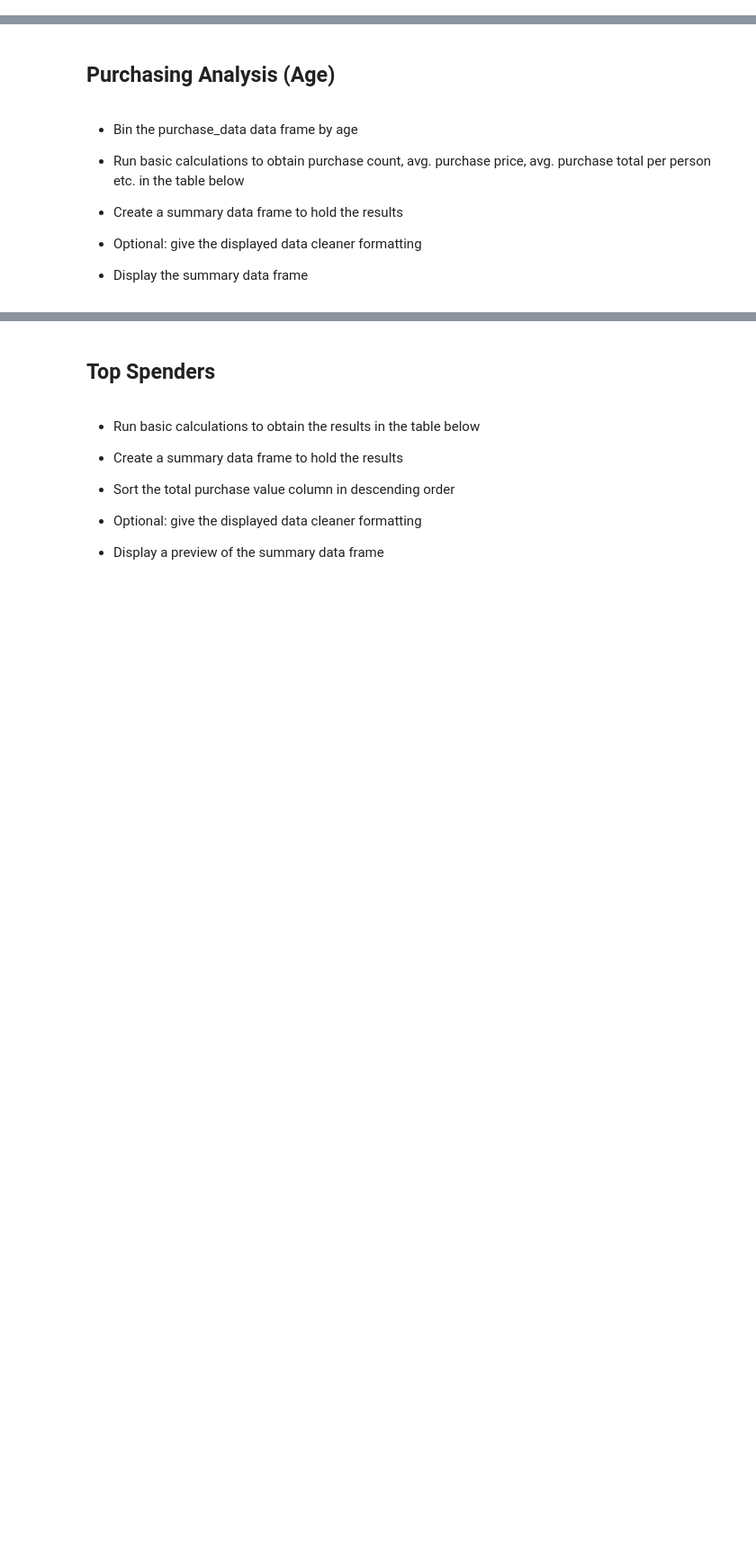
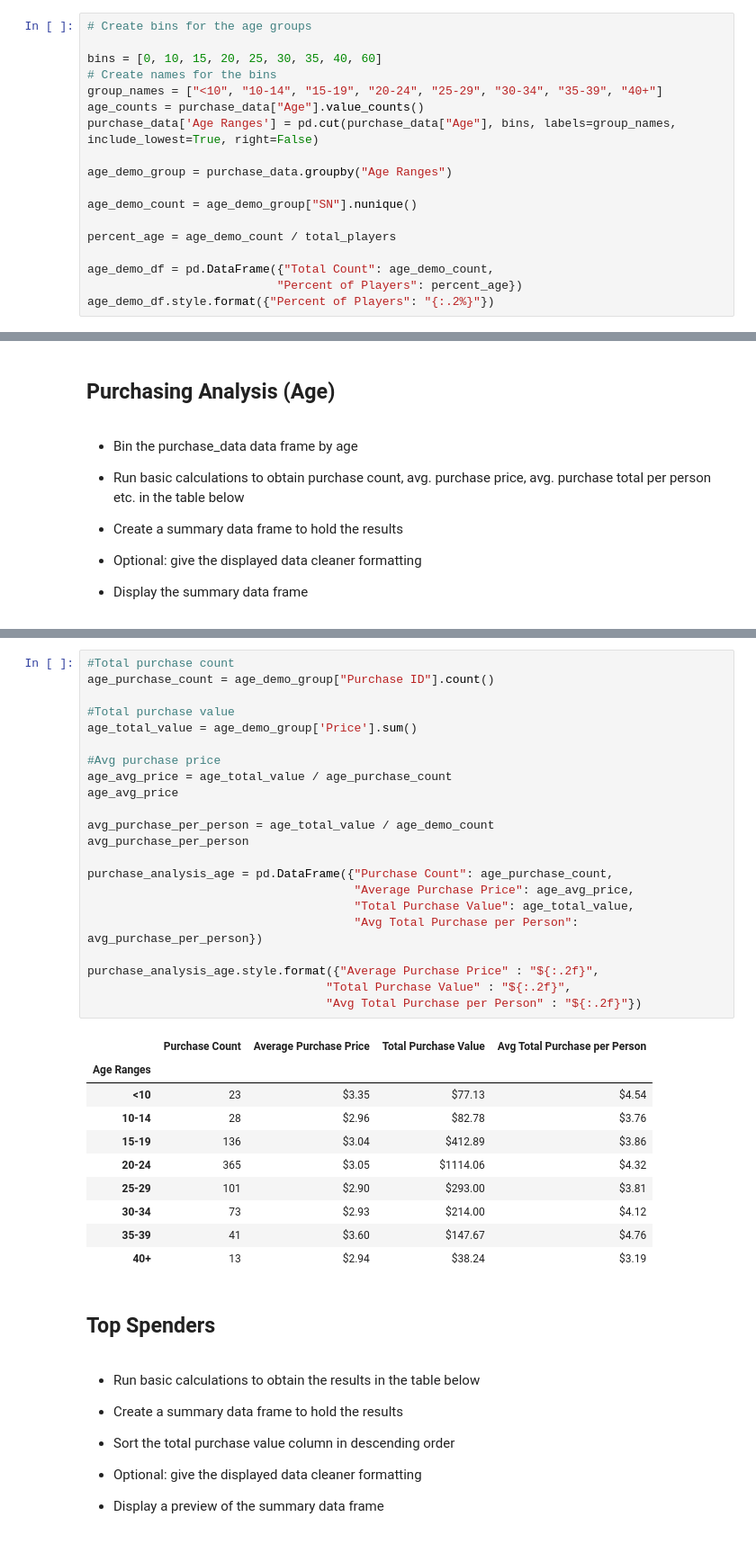
Before and after one commit to nblaul/pandas-challenge, a Jupyter notebook: HeroesOfPymoli/HeroesOfPymoli_starter.ipynb, the cells around one changed output, grey strips where cells are left out. Shown: that part at 90% size. Saved outputs shown, nothing was run; the diff lists cells and outputs as text; blank space fills up the shorter version.

```diff
--- a/HeroesOfPymoli/HeroesOfPymoli_starter.ipynb
+++ b/HeroesOfPymoli/HeroesOfPymoli_starter.ipynb
@@ -208,0 +204,18 @@ gender_summary.style.format({"Average Purchase Price": "${:.2f}",
+# %%
+# Create bins for the age groups
+
+bins = [0, 10, 15, 20, 25, 30, 35, 40, 60]
+# Create names for the bins
+group_names = ["<10", "10-14", "15-19", "20-24", "25-29", "30-34", "35-39", "40+"]
+age_counts = purchase_data["Age"].value_counts()
+purchase_data['Age Ranges'] = pd.cut(purchase_data["Age"], bins, labels=group_names, include_lowest=True, right=False)
+
+age_demo_group = purchase_data.groupby("Age Ranges")
+
+age_demo_count = age_demo_group["SN"].nunique()
+
+percent_age = age_demo_count / total_players
+
+age_demo_df = pd.DataFrame({"Total Count": age_demo_count,
+                           "Percent of Players": percent_age})
+age_demo_df.style.format({"Percent of Players": "{:.2%}"})
@@ -237,3 +249,36 @@ gender_summary.style.format({"Average Purchase Price": "${:.2f}",
+# %%
+#Total purchase count
+age_purchase_count = age_demo_group["Purchase ID"].count()
+
+#Total purchase value
+age_total_value = age_demo_group['Price'].sum()
+
+#Avg purchase price
+age_avg_price = age_total_value / age_purchase_count
+age_avg_price
+
+avg_purchase_per_person = age_total_value / age_demo_count
+avg_purchase_per_person
+
+purchase_analysis_age = pd.DataFrame({"Purchase Count": age_purchase_count,
+                                      "Average Purchase Price": age_avg_price,
+                                      "Total Purchase Value": age_total_value,
+                                      "Avg Total Purchase per Person": avg_purchase_per_person})
+
+purchase_analysis_age.style.format({"Average Purchase Price" : "${:.2f}",
+                                  "Total Purchase Value" : "${:.2f}",
+                                  "Avg Total Purchase per Person" : "${:.2f}"})
+# %% [output]
+|  | Purchase Count | Average Purchase Price | Total Purchase Value | Avg Total Purchase per Person |
+| Age Ranges |  |  |  |  |
+| <10 | 23 | $3.35 | $77.13 | $4.54 |
+| 10-14 | 28 | $2.96 | $82.78 | $3.76 |
+| 15-19 | 136 | $3.04 | $412.89 | $3.86 |
+| 20-24 | 365 | $3.05 | $1114.06 | $4.32 |
+| 25-29 | 101 | $2.90 | $293.00 | $3.81 |
+| 30-34 | 73 | $2.93 | $214.00 | $4.12 |
+| 35-39 | 41 | $3.60 | $147.67 | $4.76 |
+| 40+ | 13 | $2.94 | $38.24 | $3.19 |
 # %% [markdown]
 ## Top Spenders
 # %% [markdown]
```
Also changed, not shown: parts of 13 cells of this notebook.
